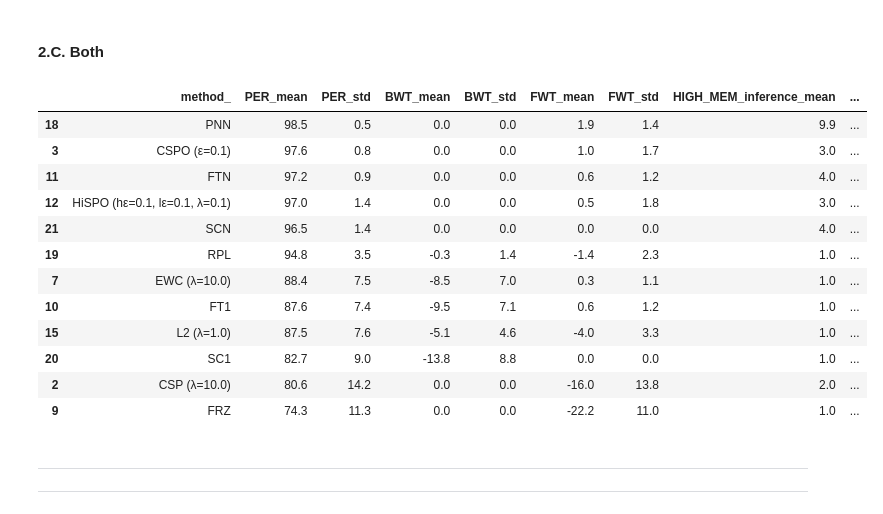
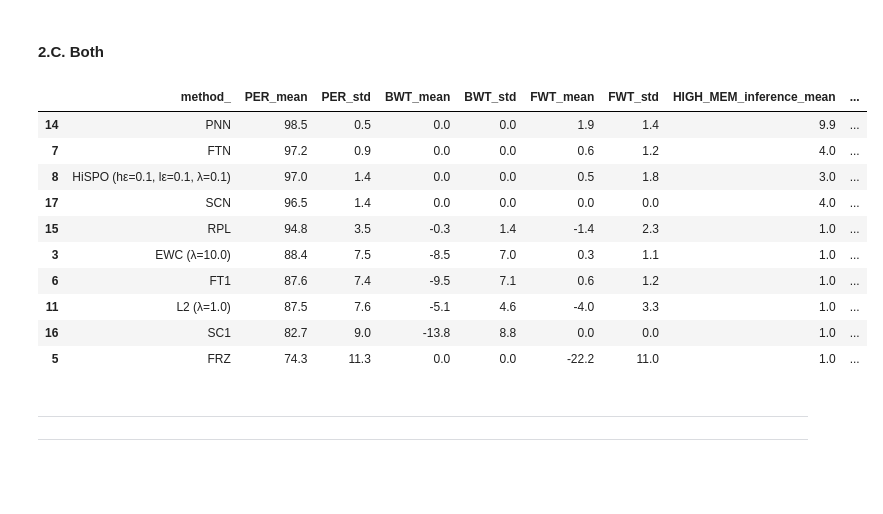
Before and after one commit to anosubcog9438/continual-nav-bench, a Jupyter notebook: experiments/2_continual/2_topological_streams/godot_goal_simpletown/analysis.ipynb, the cells around one changed output. Saved outputs shown, nothing was run; the diff lists cells and outputs as text; code cells hidden in the pictures; blank space fills up the shorter version.

```diff
--- a/experiments/2_continual/2_topological_streams/godot_goal_simpletown/analysis.ipynb
+++ b/experiments/2_continual/2_topological_streams/godot_goal_simpletown/analysis.ipynb
@@ -75,13 +75,6 @@ if True:
     agent_ids += ["hgcbc_ewc_mlp_lb{}".format(lb) for lb in reg_lbs]
     agent_ids += ["hgcbc_l2_mlp_lb{}".format(lb) for lb in reg_lbs]
 
-    csp_lbs = [0.1, 1.0, 10.0]
-    agent_ids += ["hgcbc_csp_mlp_eps0.1_lb{}".format(lb) for lb in csp_lbs]
-
-    cspo_eps = [0.1]
-    cspo_lbs = [0.1]
-    agent_ids += ["hgcbc_cspofix_mlp_eps{}_lb{}_l2".format(eps, lb) for eps in cspo_eps for lb in cspo_lbs]
-
     hsp_eps = [0.1]
     hsp_lbs = [0.1]
     agent_ids += ["hgcbc_hispofix_mlp_heps{}_leps{}_lb{}_l2".format(heps, leps, lb) for heps in hsp_eps for leps in hsp_eps for lb in hsp_lbs]
@@ -99,13 +92,6 @@ if True:
     for lb in reg_lbs:
         agent_id_to_algo["hgcbc_ewc_mlp_lb{}".format(lb)] = "HBC"
         agent_id_to_algo["hgcbc_l2_mlp_lb{}".format(lb)] = "HBC"
-
-    for lb in csp_lbs:
-        agent_id_to_algo["hgcbc_csp_mlp_eps0.1_lb{}".format(lb)] = "HBC"
-
-    for lb in cspo_lbs:
-        for eps in cspo_eps:
-            agent_id_to_algo["hgcbc_cspofix_mlp_eps{}_lb{}_l2".format(eps, lb)] = "HBC"
 
     for lb in hsp_lbs:
         for heps in hsp_eps:
@@ -126,13 +112,6 @@ if True:
         agent_id_to_method["hgcbc_ewc_mlp_lb{}".format(lb)] = "EWC (λ={})".format(lb)
         agent_id_to_method["hgcbc_l2_mlp_lb{}".format(lb)] = "L2 (λ={})".format(lb)
 
-    for lb in csp_lbs:
-        agent_id_to_method["hgcbc_csp_mlp_eps0.1_lb{}".format(lb)] = "CSP (λ={})".format(lb)
-
-    for lb in cspo_lbs:
-        for eps in cspo_eps:
-            agent_id_to_method["hgcbc_cspofix_mlp_eps{}_lb{}_l2".format(eps, lb)] = "CSPO (ε={})".format(eps)
-
     for lb in hsp_lbs:
         for heps in hsp_eps:
             for leps in hsp_eps:
@@ -350,14 +313,3 @@ data
-# %%
-# as we filtered for the finished training (ie max train_task_idx reach n_tasks),
-# we want to sort all combination of agent_id, stream_name, seed to see the missing ones
-
-all_combinations = pd.DataFrame([(agent_id, stream_name, seed) for agent_id in agent_ids for stream_name in stream_names for seed in seeds], columns=["agent_id", "stream_name", "seed"])
-all_combinations = all_combinations.set_index(["agent_id", "stream_name", "seed"])
-all_combinations = all_combinations.loc[~all_combinations.index.isin(data.set_index(["agent_id", "stream_name", "seed"]).index)].reset_index()
-
-# print line by line the missing combinations
-for i, row in all_combinations.iterrows():
-    print(row["agent_id"], row["stream_name"], row["seed"])
 # %% [markdown]
 #### 1.D. Metrics
 # %%
@@ -616,53 +548,43 @@ metrics_all = metrics_all.drop(ewc_idx)
 l2_idx = metrics_all[metrics_all["method_"].str.contains("L2")].index[0]
 l2_idx = metrics_all[(metrics_all["method_"].str.contains("L2")) & (metrics_all.index != l2_idx)].index
 metrics_all = metrics_all.drop(l2_idx)
-# find 1st iteration of CSP (the best CSP for any lambda) and remove the other CSP
-csp_idx = metrics_all[metrics_all["method_"].str.contains("CSP ")].index[0]
-csp_idx = metrics_all[(metrics_all["method_"].str.contains("CSP ")) & (metrics_all.index != csp_idx)].index
-metrics_all = metrics_all.drop(csp_idx)
-# find 1st iteration of CSPO (the best CSPO for any epsilon and lambda) and remove the other CSPO
-cspo_idx = metrics_all[metrics_all["method_"].str.contains("CSPO")].index[0]
-cspo_idx = metrics_all[(metrics_all["method_"].str.contains("CSPO")) & (metrics_all.index != cspo_idx)].index
-metrics_all = metrics_all.drop(cspo_idx)
 # find 1st iteration of HiSPO (the best HiSPO for any epsilon and lambda) and remove the other HiSPO
 hispo_idx = metrics_all[metrics_all["method_"].str.contains("HiSPO")].index[0]
 hispo_idx = metrics_all[(metrics_all["method_"].str.contains("HiSPO")) & (metrics_all.index != hispo_idx)].index
 metrics_all = metrics_all.drop(hispo_idx)
 
 # show
 metrics_all["PER_mean"] = (metrics_all["PER_mean"] * 100).round(1)
 metrics_all["PER_std"] = (metrics_all["PER_std"] * 100).round(1)
 metrics_all["BWT_mean"] = (metrics_all["BWT_mean"] * 100).round(1)
 metrics_all["BWT_std"] = (metrics_all["BWT_std"] * 100).round(1)
 metrics_all["FWT_mean"] = (metrics_all["FWT_mean"] * 100).round(1)
 metrics_all["FWT_std"] = (metrics_all["FWT_std"] * 100).round(1)
 metrics_all["HIGH_MEM_inference_mean"] = metrics_all["HIGH_MEM_inference_mean"].round(1)
 metrics_all["HIGH_MEM_inference_std"] = metrics_all["HIGH_MEM_inference_std"].round(1)
 metrics_all["HIGH_MEM_total_mean"] = metrics_all["HIGH_MEM_total_mean"].round(1)
 metrics_all["HIGH_MEM_total_std"] = metrics_all["HIGH_MEM_total_std"].round(1)
 metrics_all["LOW_MEM_inference_mean"] = metrics_all["LOW_MEM_inference_mean"].round(1)
 metrics_all["LOW_MEM_inference_std"] = metrics_all["LOW_MEM_inference_std"].round(1)
 metrics_all["LOW_MEM_total_mean"] = metrics_all["LOW_MEM_total_mean"].round(1)
 metrics_all["LOW_MEM_total_std"] = metrics_all["LOW_MEM_total_std"].round(1)
 metrics_all["MEM_inference_mean"] = metrics_all["MEM_inference_mean"].round(1)
 metrics_all["MEM_inference_std"] = metrics_all["MEM_inference_std"].round(1)
 metrics_all["MEM_total_mean"] = metrics_all["MEM_total_mean"].round(1)
 
 metrics_all
 # %% [output]
 |  | method_ | PER_mean | PER_std | BWT_mean | BWT_std | FWT_mean | FWT_std | HIGH_MEM_inference_mean | ... |
-| 18 | PNN | 98.5 | 0.5 | 0.0 | 0.0 | 1.9 | 1.4 | 9.9 | ... |
-| 3 | CSPO (ε=0.1) | 97.6 | 0.8 | 0.0 | 0.0 | 1.0 | 1.7 | 3.0 | ... |
-| 11 | FTN | 97.2 | 0.9 | 0.0 | 0.0 | 0.6 | 1.2 | 4.0 | ... |
-| 12 | HiSPO (hε=0.1, lε=0.1, λ=0.1) | 97.0 | 1.4 | 0.0 | 0.0 | 0.5 | 1.8 | 3.0 | ... |
-| 21 | SCN | 96.5 | 1.4 | 0.0 | 0.0 | 0.0 | 0.0 | 4.0 | ... |
-| 19 | RPL | 94.8 | 3.5 | -0.3 | 1.4 | -1.4 | 2.3 | 1.0 | ... |
-| 7 | EWC (λ=10.0) | 88.4 | 7.5 | -8.5 | 7.0 | 0.3 | 1.1 | 1.0 | ... |
-| 10 | FT1 | 87.6 | 7.4 | -9.5 | 7.1 | 0.6 | 1.2 | 1.0 | ... |
-| 15 | L2 (λ=1.0) | 87.5 | 7.6 | -5.1 | 4.6 | -4.0 | 3.3 | 1.0 | ... |
-| 20 | SC1 | 82.7 | 9.0 | -13.8 | 8.8 | 0.0 | 0.0 | 1.0 | ... |
-| 2 | CSP (λ=10.0) | 80.6 | 14.2 | 0.0 | 0.0 | -16.0 | 13.8 | 2.0 | ... |
-| 9 | FRZ | 74.3 | 11.3 | 0.0 | 0.0 | -22.2 | 11.0 | 1.0 | ... |
+| 14 | PNN | 98.5 | 0.5 | 0.0 | 0.0 | 1.9 | 1.4 | 9.9 | ... |
+| 7 | FTN | 97.2 | 0.9 | 0.0 | 0.0 | 0.6 | 1.2 | 4.0 | ... |
+| 8 | HiSPO (hε=0.1, lε=0.1, λ=0.1) | 97.0 | 1.4 | 0.0 | 0.0 | 0.5 | 1.8 | 3.0 | ... |
+| 17 | SCN | 96.5 | 1.4 | 0.0 | 0.0 | 0.0 | 0.0 | 4.0 | ... |
+| 15 | RPL | 94.8 | 3.5 | -0.3 | 1.4 | -1.4 | 2.3 | 1.0 | ... |
+| 3 | EWC (λ=10.0) | 88.4 | 7.5 | -8.5 | 7.0 | 0.3 | 1.1 | 1.0 | ... |
+| 6 | FT1 | 87.6 | 7.4 | -9.5 | 7.1 | 0.6 | 1.2 | 1.0 | ... |
+| 11 | L2 (λ=1.0) | 87.5 | 7.6 | -5.1 | 4.6 | -4.0 | 3.3 | 1.0 | ... |
+| 16 | SC1 | 82.7 | 9.0 | -13.8 | 8.8 | 0.0 | 0.0 | 1.0 | ... |
+| 5 | FRZ | 74.3 | 11.3 | 0.0 | 0.0 | -22.2 | 11.0 | 1.0 | ... |
 # %% [markdown]
 ___
 ___
```
Also changed, not shown: parts of 4 cells of this notebook, 2 other files.
